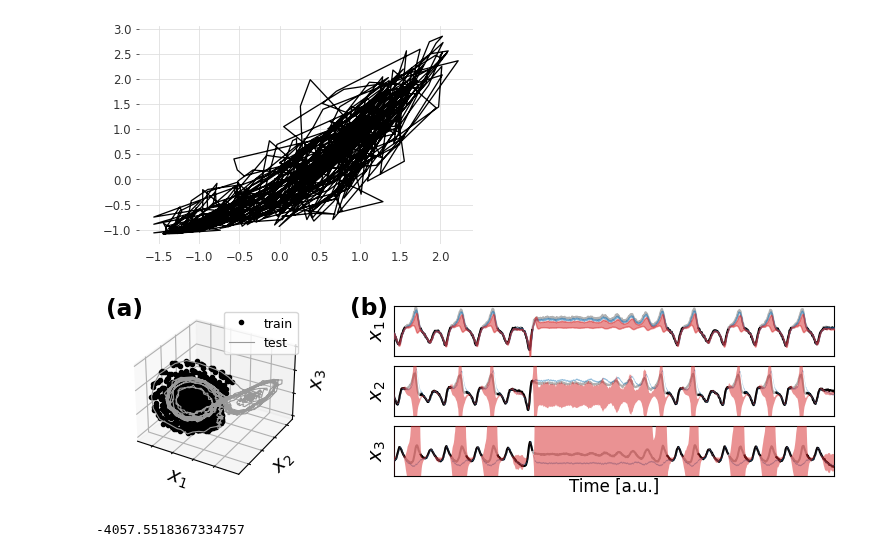
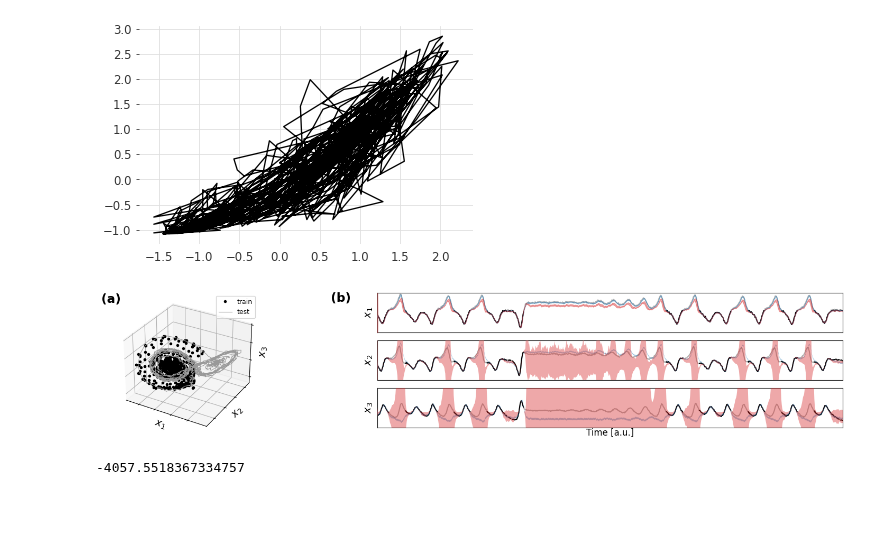
Before and after one commit to christiando/gaussian-toolbox, a Jupyter notebook: timeseries/experiments_scripts/Lorenz.ipynb, the cells around one changed output. Drawn from its saved outputs; the diff is of its cells as text; code cells hidden in the pictures; blank space fills up the shorter version.

```diff
--- a/timeseries/experiments_scripts/Lorenz.ipynb
+++ b/timeseries/experiments_scripts/Lorenz.ipynb
@@ -211,10 +209,10 @@ Iteration 54 - llk=188.7
 EM did converge.
 # %%
 pred_density = lin.compute_predictive_density(x_te_full)
-lb_lin, ub_lin = pred_density.mu - 1.98 * pred_density.Sigma.diagonal(axis1=1,axis2=2), pred_density.mu + 1.98 * pred_density.Sigma.diagonal(axis1=1,axis2=2)
+lb_lin, ub_lin = pred_density.mu - 1.68 * pred_density.Sigma.diagonal(axis1=1,axis2=2), pred_density.mu + 1.68 * pred_density.Sigma.diagonal(axis1=1,axis2=2)
 # %%
 pred_density = hsk.compute_predictive_density(x_te_full)
-lb_hsk, ub_hsk = pred_density.mu - 1.98 * pred_density.Sigma.diagonal(axis1=1,axis2=2), pred_density.mu + 1.98 * pred_density.Sigma.diagonal(axis1=1,axis2=2)
+lb_hsk, ub_hsk = pred_density.mu - 1.68 * pred_density.Sigma.diagonal(axis1=1,axis2=2), pred_density.mu + 1.68 * pred_density.Sigma.diagonal(axis1=1,axis2=2)
 # %%
 pyplot.rcdefaults()
 x_te_nan = numpy.copy(x_te)
@@ -256,7 +254,7 @@ pyplot.plot(x_tr[:,0], x_tr[:,2], '')
 from matplotlib import pyplot as plt
 plt.rcdefaults()
 plt.rc('font', size = 14)
-fig = plt.figure(figsize=(8,2))
+fig = plt.figure(figsize=(16,3))
 
 #x_tr_nan = scaler.transform(numpy.copy(x_all[:4000:2,:]))
 #x_tr_nan[x_all[:4000:2,0] > 0] = numpy.nan
@@ -288,9 +286,9 @@ idx = 0
 ax2.plot(x_te_nan[:,idx], 'k')
 ax2.plot(x_te[:,idx], 'k', alpha=.3)
 #pyplot.plot(mean)
-ax2.fill_between(range(lb_hsk.shape[0]), lb_hsk[:,idx], ub_hsk[:,idx], color='C3', zorder=5, alpha=.5, label='heterosc.', linewidth=1)
+ax2.fill_between(range(lb_hsk.shape[0]), lb_hsk[:,idx], ub_hsk[:,idx], color='C3', zorder=5, alpha=.4, label='heterosc.', linewidth=1)
 #pyplot.fill_between(range(lb_hmm.shape[0]), lb_hmm[:,idx], ub_hmm[:,idx], color='C2', zorder=8, alpha=.5)
-ax2.fill_between(range(lb_lin.shape[0]), lb_lin[:,idx], ub_lin[:,idx], color='C0', zorder=4, alpha=.5, label='homosc.', linewidth=1)
+ax2.fill_between(range(lb_lin.shape[0]), lb_lin[:,idx], ub_lin[:,idx], color='C0', zorder=4, alpha=.4, label='homosc.', linewidth=1)
 ax2.set_xlim([0,1000])
 ax2.set_ylim([-4,6])
 ax2.set_xticks([])
@@ -300,38 +298,38 @@ ax2.set_ylabel('$x_1$')
 ax2.set_title('(b)', loc='left', fontweight='bold', x=-.1, y=.66)
 ax3 = fig.add_axes([.4,.4,.55,.25])
 idx = 1
 ax3.plot(x_te_nan[:,idx], 'k')
 ax3.plot(x_te[:,idx], 'k', alpha=.3)
 #pyplot.plot(mean)
-ax3.fill_between(range(lb_hsk.shape[0]), lb_hsk[:,idx], ub_hsk[:,idx], color='C3', zorder=9, alpha=.5, label='heterosc.', linewidth=0)
+ax3.fill_between(range(lb_hsk.shape[0]), lb_hsk[:,idx], ub_hsk[:,idx], color='C3', zorder=9, alpha=.4, label='heterosc.', linewidth=0)
 #pyplot.fill_between(range(lb_hmm.shape[0]), lb_hmm[:,idx], ub_hmm[:,idx], color='C2', zorder=8, alpha=.5)
-ax3.fill_between(range(lb_lin.shape[0]), lb_lin[:,idx], ub_lin[:,idx], color='C0', zorder=8, alpha=.5, label='homosc.', linewidth=0)
+ax3.fill_between(range(lb_lin.shape[0]), lb_lin[:,idx], ub_lin[:,idx], color='C0', zorder=8, alpha=.4, label='homosc.', linewidth=0)
 ax3.set_xlim([0,1000])
 ax3.set_ylim([-4,6])
 ax3.set_xticks([])
 ax3.set_yticks([])
 ax3.set_ylabel('$x_2$')
 
 ax4 = fig.add_axes([.4,.1,.55,.25])
 
 idx = 2
 ax4.plot(x_te_nan[:,idx], 'k')
 ax4.plot(x_te[:,idx], 'k', alpha=.3)
 #pyplot.plot(mean)
-ax4.fill_between(range(lb_hsk.shape[0]), lb_hsk[:,idx], ub_hsk[:,idx], color='C3', zorder=9, alpha=.5, linewidth=0)
+ax4.fill_between(range(lb_hsk.shape[0]), lb_hsk[:,idx], ub_hsk[:,idx], color='C3', zorder=9, alpha=.4, linewidth=0)
 #pyplot.fill_between(range(lb_hmm.shape[0]), lb_hmm[:,idx], ub_hmm[:,idx], color='C2', zorder=8, alpha=.5)
-ax4.fill_between(range(lb_lin.shape[0]), lb_lin[:,idx], ub_lin[:,idx], color='C0', zorder=8, alpha=.5, linewidth=0)
+ax4.fill_between(range(lb_lin.shape[0]), lb_lin[:,idx], ub_lin[:,idx], color='C0', zorder=8, alpha=.4, linewidth=0)
 ax4.set_xlim([0,1000])
 ax4.set_ylim([-4,6])
 ax4.set_xticks([])
 ax4.set_yticks([])
 ax4.set_ylabel('$x_3$')
 ax4.set_xlabel('Time [a.u.]', labelpad=1, fontsize=12)
 plt.savefig('../../figs/aistats22/lorenz.pdf')
 plt.savefig('../../figs/aistats22/lorenz.png', dpi=300)
 plt.show()
 # %% [output]
-[figure, old version]
+[figure, new version]
 # %%
 hsk.compute_predictive_log_likelihood(x_te)
 # %% [output]
```
Also changed, not shown: parts of 5 cells of this notebook, 5 other files.
